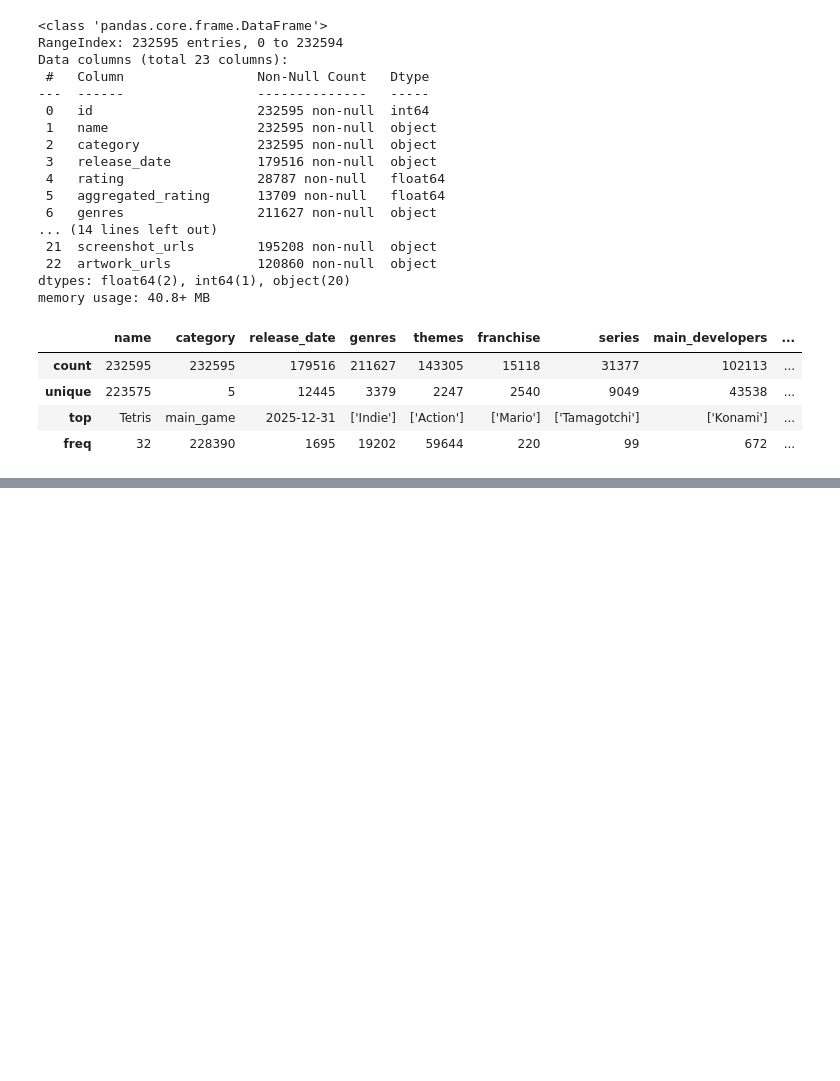
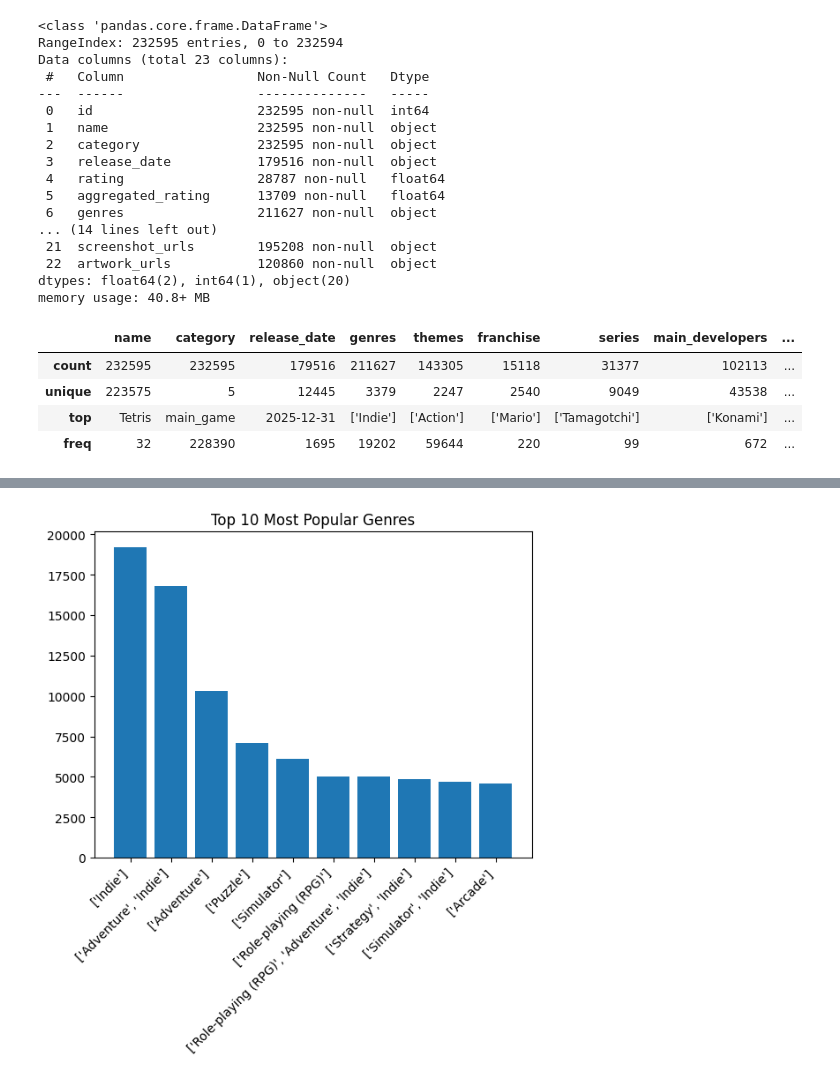
Before and after one commit to ElieSDK/Snap2Console, a Jupyter notebook: src/main.ipynb, the cells around one changed output, grey strips where cells are left out. Cells and saved outputs as stored; diff of their text form; code cells hidden in the pictures; blank space fills up the shorter version.

```diff
--- a/src/main.ipynb
+++ b/src/main.ipynb
@@ -47,0 +60,3 @@ df.describe(include=object)
+# %%
+tg = df['genres'].value_counts().head(10)
+tg
@@ -47,0 +76,7 @@ df.describe(include=object)
+# %%
+plt.bar(tg.index, tg.values)
+plt.xticks(rotation=45, ha='right')
+plt.title('Top 10 Most Popular Genres')
+plt.show()
+# %% [output]
+[figure, added]
```
Also changed, not shown: parts of 3 cells of this notebook, 1 other file.
